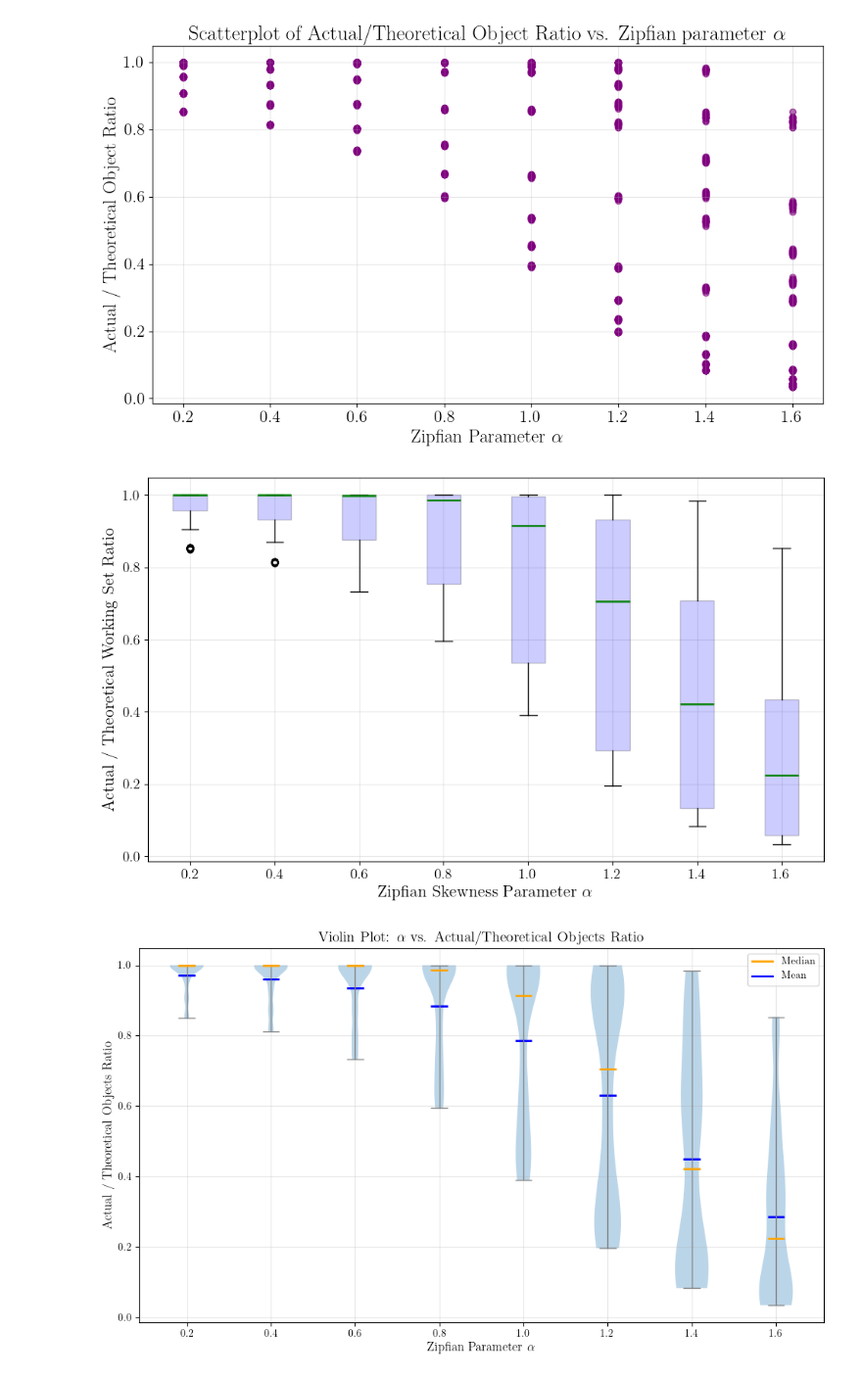
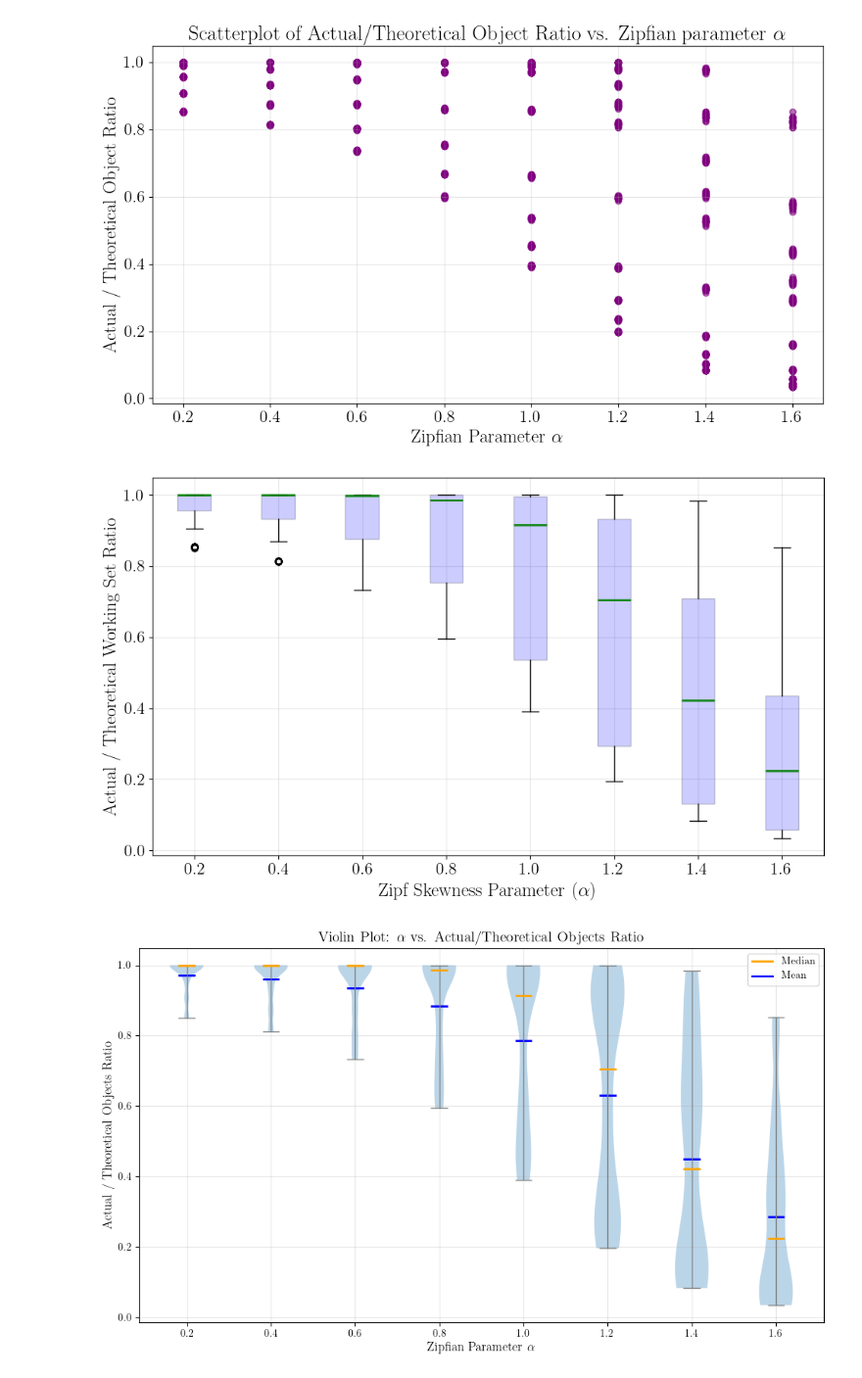
Before and after one commit to laustam/cache-eviction-thesis, a Jupyter notebook: code/scripts/workloads_visualisation.ipynb, the cells around one changed output. Shown: that part at 98% size. Saved outputs shown, nothing was run; the diff lists cells and outputs as text; code cells hidden in the pictures.

Commit message:
Increase workload figure text size

```diff
--- a/code/scripts/workloads_visualisation.ipynb
+++ b/code/scripts/workloads_visualisation.ipynb
@@ -26,6 +26,19 @@ plt.rcParams.update({
     "savefig.format": "pdf"
 })
 
+AXIS_FONT_SIZE = 18
+TITLE_FONT_SIZE = 18
+TICKS_FONT_SIZE = 16
+LEGEND_FONT_SIZE = 16
+
+# Set default font sizes for all matplotlib plots using rcParams
+plt.rcParams['axes.labelsize'] = AXIS_FONT_SIZE
+plt.rcParams['axes.titlesize'] = TITLE_FONT_SIZE
+plt.rcParams['xtick.labelsize'] = TICKS_FONT_SIZE
+plt.rcParams['ytick.labelsize'] = TICKS_FONT_SIZE
+plt.rcParams['legend.fontsize'] = LEGEND_FONT_SIZE
+plt.rcParams['legend.title_fontsize'] = LEGEND_FONT_SIZE
+
 alpha_values = [0.2, 0.4, 0.6, 0.8, 1.0, 1.2, 1.4, 1.6]
 n = 100
 # %% [markdown]
@@ -210,35 +223,35 @@ plot_ratio_actual_theoretical(show_title=True, save=False)
 # %%
 def plot_boxplot(save=False, show_title=True):
     plt.figure(figsize=(10, 6))
     plt.boxplot(
         [workloads_df.loc[workloads_df['alpha'] == a, 'objects_actual'] / workloads_df.loc[workloads_df['alpha'] == a, 'objects_theoretical']
         for a in alpha_values],
         positions=alpha_values,
         widths=0.08,
         patch_artist=True,
         boxprops=dict(facecolor='blue', alpha=0.2),
         medianprops=dict(color='green', alpha=0.9, linewidth=2)
     )
 
-    plt.xlabel(r'Zipfian Skewness Parameter $\alpha$', fontsize=16)
-    plt.ylabel(r'Actual / Theoretical Working Set Ratio', fontsize=16)
-    plt.xticks(fontsize=14)
-    plt.yticks(fontsize=14)
-    if show_title: plt.title(r'Boxplot: $\alpha$ vs. Actual/Theoretical Working Set Ratio', fontsize=16)
+    plt.xlabel(r'Zipf Skewness Parameter ($\alpha$)', fontsize=AXIS_FONT_SIZE)
+    plt.ylabel(r'Actual / Theoretical Working Set Ratio', fontsize=AXIS_FONT_SIZE)
+    plt.xticks(fontsize=TICKS_FONT_SIZE)
+    plt.yticks(fontsize=TICKS_FONT_SIZE)
+    if show_title: plt.title(r'Boxplot: $\alpha$ vs. Actual/Theoretical Working Set Ratio', fontsize=TITLE_FONT_SIZE)
     plt.grid(True, alpha=0.3)
     plt.xlim(min(alpha_values) - 0.1, max(alpha_values) + 0.1)
     plt.tight_layout()
 
     if save:
         os.makedirs(FIGURES_WORKLOADS_DIR, exist_ok=True)
         filename = "boxplot_alpha_vs_actual_theoretical_ratio.pdf"
         plt.savefig(os.path.join(FIGURES_WORKLOADS_DIR, filename), bbox_inches='tight')
 
     plt.show()
 
-plot_boxplot(save=True, show_title=False)
+plot_boxplot(save=False, show_title=True)
 # %% [output]
-[figure, old version]
+[figure, new version]
 # %%
 fig = plt.figure(figsize=(10, 6))
 
```
Also changed, not shown: parts of 1 cell of this notebook, 2 other files.
